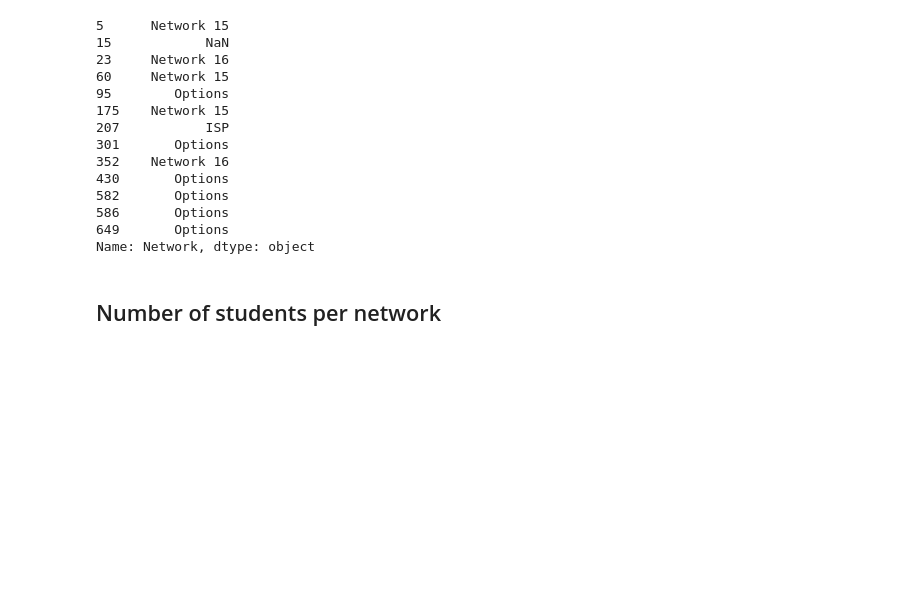
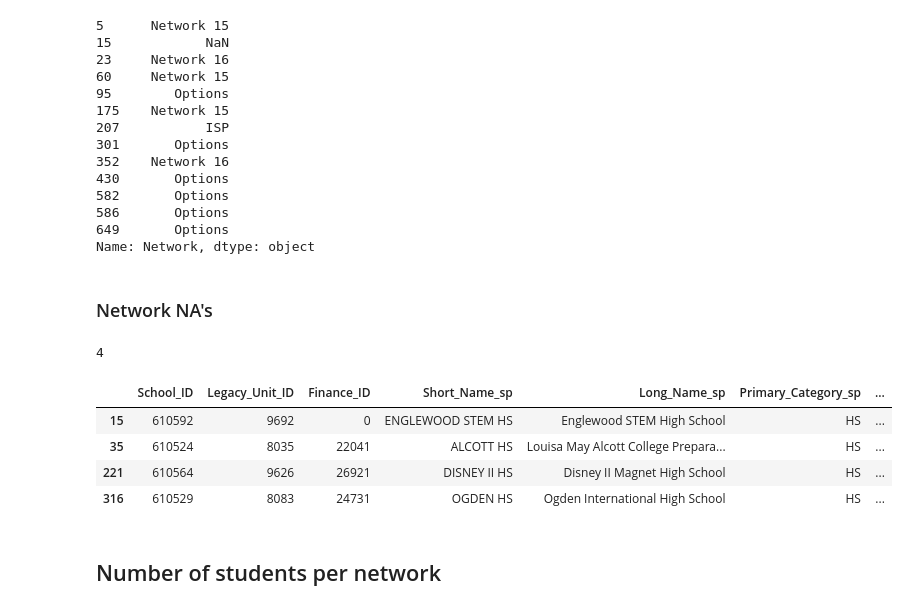
Before and after one commit to j-max/CPS_GradRate_Analysis, a Jupyter notebook: notebooks/eda/eda.ipynb, the cells around one changed output. Drawn from its saved outputs; the diff is of its cells as text; code cells hidden in the pictures; blank space fills up the shorter version.

```diff
--- a/notebooks/eda/eda.ipynb
+++ b/notebooks/eda/eda.ipynb
@@ -227,6 +255,20 @@ sy_1819.merged_df[sy_1819.merged_df['Student_Count_Total']<100]['Network']
 586       Options
 649       Options
 Name: Network, dtype: object
+# %% [markdown]
+### Network NA's
+# %%
+sy_1819.merged_df['Network'].isna().sum()
+# %% [output]
+4
+# %%
+sy_1819.merged_df[sy_1819.merged_df['Network'].isna()]
+# %% [output]
+|  | School_ID | Legacy_Unit_ID | Finance_ID | Short_Name_sp | Long_Name_sp | Primary_Category_sp | ... |
+| 15 | 610592 | 9692 | 0 | ENGLEWOOD STEM HS | Englewood STEM High School | HS | ... |
+| 35 | 610524 | 8035 | 22041 | ALCOTT HS | Louisa May Alcott College Prepara... | HS | ... |
+| 221 | 610564 | 9626 | 26921 | DISNEY II HS | Disney II Magnet High School | HS | ... |
+| 316 | 610529 | 8083 | 24731 | OGDEN HS | Ogden International High School | HS | ... |
 # %% [markdown]
 ## Number of students per network
 # %%
```
Also changed, not shown: parts of 7 cells of this notebook, 4 other files.
